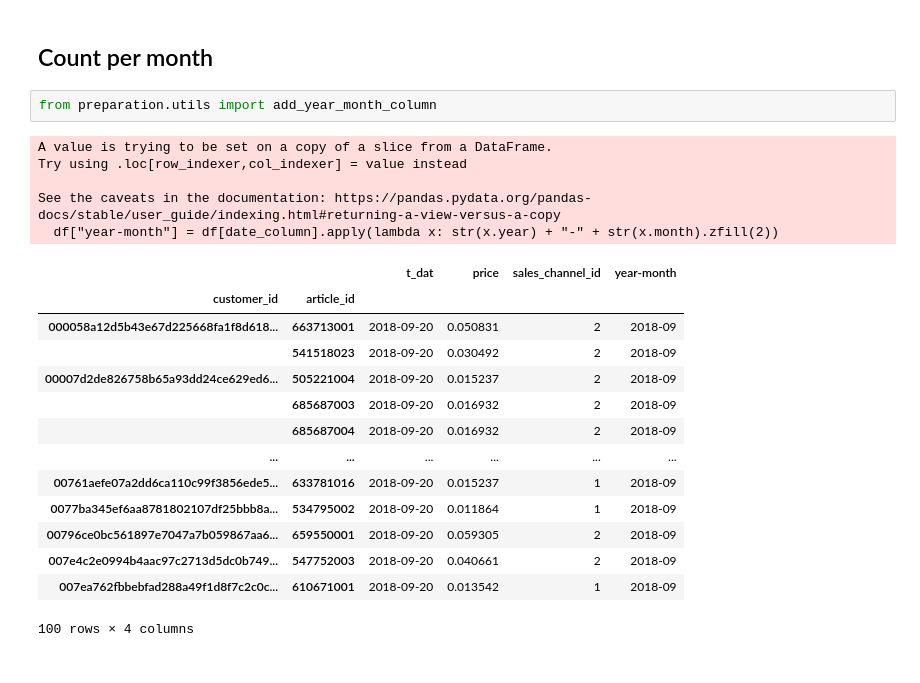
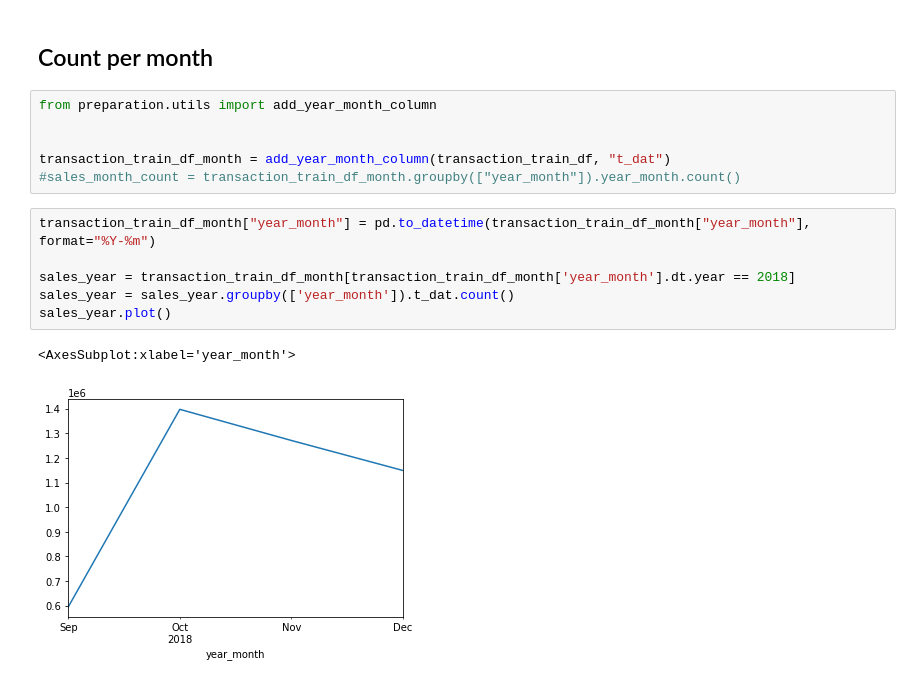
Before and after one commit to owl2/kaggle, a Jupyter notebook: hm/exploration.ipynb, the cells around one changed output. Drawn from its saved outputs; the diff is of its cells as text.

```diff
--- a/hm/exploration.ipynb
+++ b/hm/exploration.ipynb
@@ -201,23 +201,16 @@ plt.show()
 ## Count per month
 # %%
 from preparation.utils import add_year_month_column
+
+
+transaction_train_df_month = add_year_month_column(transaction_train_df, "t_dat")
+#sales_month_count = transaction_train_df_month.groupby(["year_month"]).year_month.count()
-# %% [output]
-A value is trying to be set on a copy of a slice from a DataFrame.
-Try using .loc[row_indexer,col_indexer] = value instead
-
-See the caveats in the documentation: https://pandas.pydata.org/pandas-docs/stable/user_guide/indexing.html#returning-a-view-versus-a-copy
-  df["year-month"] = df[date_column].apply(lambda x: str(x.year) + "-" + str(x.month).zfill(2))
-|  |  | t_dat | price | sales_channel_id | year-month |
-| customer_id | article_id |  |  |  |  |
-| 000058a12d5b43e67d225668fa1f8d618... | 663713001 | 2018-09-20 | 0.050831 | 2 | 2018-09 |
-|  | 541518023 | 2018-09-20 | 0.030492 | 2 | 2018-09 |
-| 00007d2de826758b65a93dd24ce629ed6... | 505221004 | 2018-09-20 | 0.015237 | 2 | 2018-09 |
-|  | 685687003 | 2018-09-20 | 0.016932 | 2 | 2018-09 |
-|  | 685687004 | 2018-09-20 | 0.016932 | 2 | 2018-09 |
-| ... | ... | ... | ... | ... | ... |
-| 00761aefe07a2dd6ca110c99f3856ede5... | 633781016 | 2018-09-20 | 0.015237 | 1 | 2018-09 |
-| 0077ba345ef6aa8781802107df25bbb8a... | 534795002 | 2018-09-20 | 0.011864 | 1 | 2018-09 |
-| 00796ce0bc561897e7047a7b059867aa6... | 659550001 | 2018-09-20 | 0.059305 | 2 | 2018-09 |
-| 007e4c2e0994b4aac97c2713d5dc0b749... | 547752003 | 2018-09-20 | 0.040661 | 2 | 2018-09 |
-| 007ea762fbbebfad288a49f1d8f7c2c0c... | 610671001 | 2018-09-20 | 0.013542 | 1 | 2018-09 |
-100 rows × 4 columns
+# %%
+transaction_train_df_month["year_month"] = pd.to_datetime(transaction_train_df_month["year_month"], format="%Y-%m")
+
+sales_year = transaction_train_df_month[transaction_train_df_month['year_month'].dt.year == 2018]
+sales_year = sales_year.groupby(['year_month']).t_dat.count()
+sales_year.plot()
+# %% [output]
+<AxesSubplot:xlabel='year_month'>
+[figure, added]
```
Also changed, not shown: parts of 5 cells of this notebook, 2 other files.
